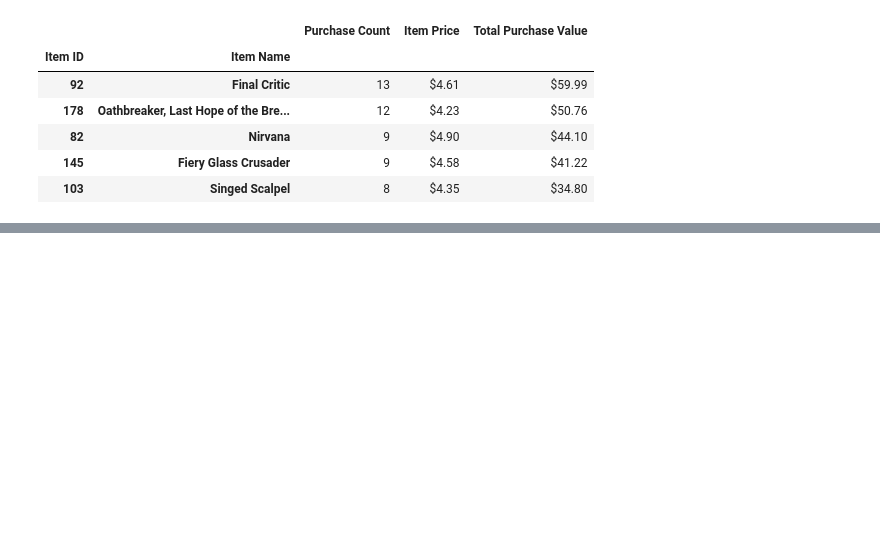
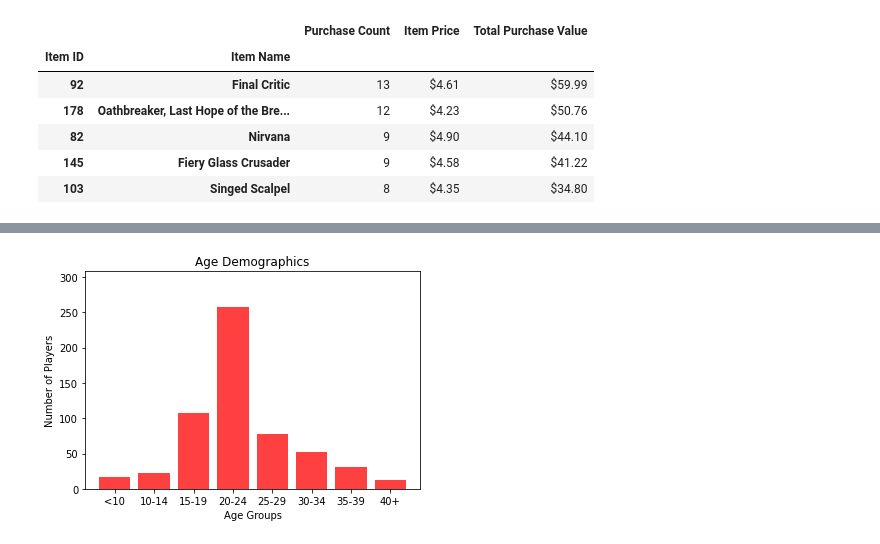
Before and after one commit to karimova/UCI_HW_Karimova, a Jupyter notebook: 04_Pandas_Challenge/HeroesOfPymoli/HeroesOfPymoli_NVK.ipynb, the cells around one changed output, grey strips where cells are left out. Cells and saved outputs as stored; diff of their text form; code cells hidden in the pictures; blank space fills up the shorter version.

```diff
--- a/04_Pandas_Challenge/HeroesOfPymoli/HeroesOfPymoli_NVK.ipynb
+++ b/04_Pandas_Challenge/HeroesOfPymoli/HeroesOfPymoli_NVK.ipynb
@@ -435,0 +451,16 @@ sort_most_popular_items_total.head()
+# %%
+### ### Conclusion #2 (Age Demographics)
+
+age_groups = age_demographics_df.index
+tot_numbers = age_demographics_df["Total Count"]
+
+plt.title("Age Demographics")
+plt.xlabel("Age Groups")
+plt.ylabel("Number of Players")
+plt.xlim(-0.75, len(age_groups)-.25)
+plt.ylim(0, max(tot_numbers) + 50)
+
+plt.bar(age_groups, tot_numbers, facecolor="red", alpha=0.75, align="center")
+plt.show()
+# %% [output]
+[figure, added]
```
Also changed, not shown: parts of 2 cells of this notebook, 1 other file.
